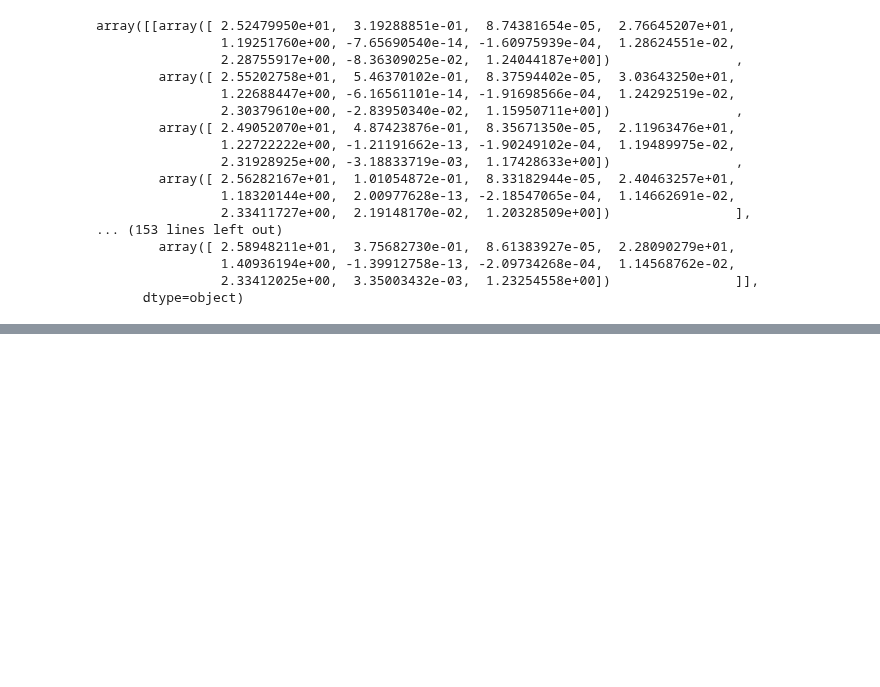
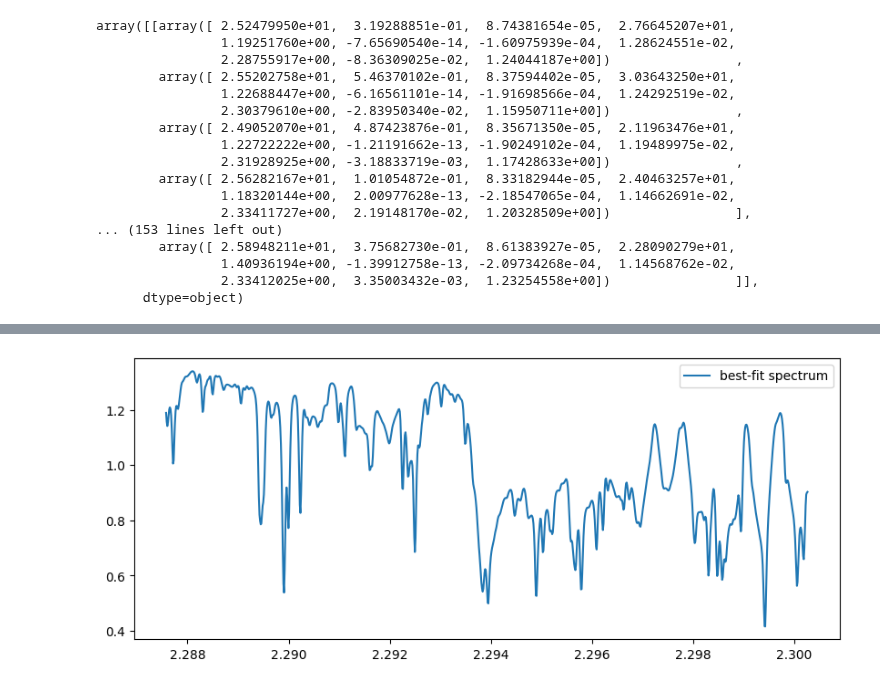
Before and after one commit to alphalyncis/dopplerimg, a Jupyter notebook: code/study.ipynb, the cells around one changed output, grey strips where cells are left out. Cells and saved outputs as stored; diff of their text form; code cells hidden in the pictures; blank space fills up the shorter version.

```diff
--- a/code/study.ipynb
+++ b/code/study.ipynb
@@ -257,0 +277,15 @@ array([[array([ 2.52479950e+01,  3.19288851e-01,  8.74381654e-05,  2.76645207e+0
+# %%
+guess = np.concatenate(([21, 0.3, 9e-5, 42, 1.3], wcoef, ccoef))
+parametric_spec_func_tel = mf.modelspec_tel_template
+errfunc_args_tel = (parametric_spec_func_tel, lam_template, template, lam_atmo, atmo, NPW, NPC, npix, fobs0[band], wfobs0[band])
+fit_result_tel = mf.fmin(
+    func=mf.errfunc,
+    x0=guess,
+    args=errfunc_args_tel,
+    full_output=True,
+    disp=True,
+    maxiter=10000,
+    maxfun=10000
+)
+bestfit_params_tel = fit_result_tel[0]
+print("fitted parameters:", bestfit_params_tel)
@@ -257,0 +300,11 @@ array([[array([ 2.52479950e+01,  3.19288851e-01,  8.74381654e-05,  2.76645207e+0
+# %%
+bestfit_spec_tel, bestfit_wl_tel = mf.modelspec_tel_template(bestfit_params_tel, *errfunc_args_tel[1:-2], retlam=True)
+plt.figure(figsize=(10,4))
+plt.plot(bestfit_wl_tel, bestfit_spec_tel, label="best-fit spectrum")
+plt.legend()
+chipmods_tel = np.zeros((4, 1024), dtype=float)
+chiplams_tel = np.zeros((4, 1024), dtype=float)
+chipmods_tel[band] = bestfit_spec_tel
+chiplams_tel[band] = bestfit_wl_tel
+# %% [output]
+[figure, added]
```
Also changed, not shown: parts of 10 cells of this notebook.
